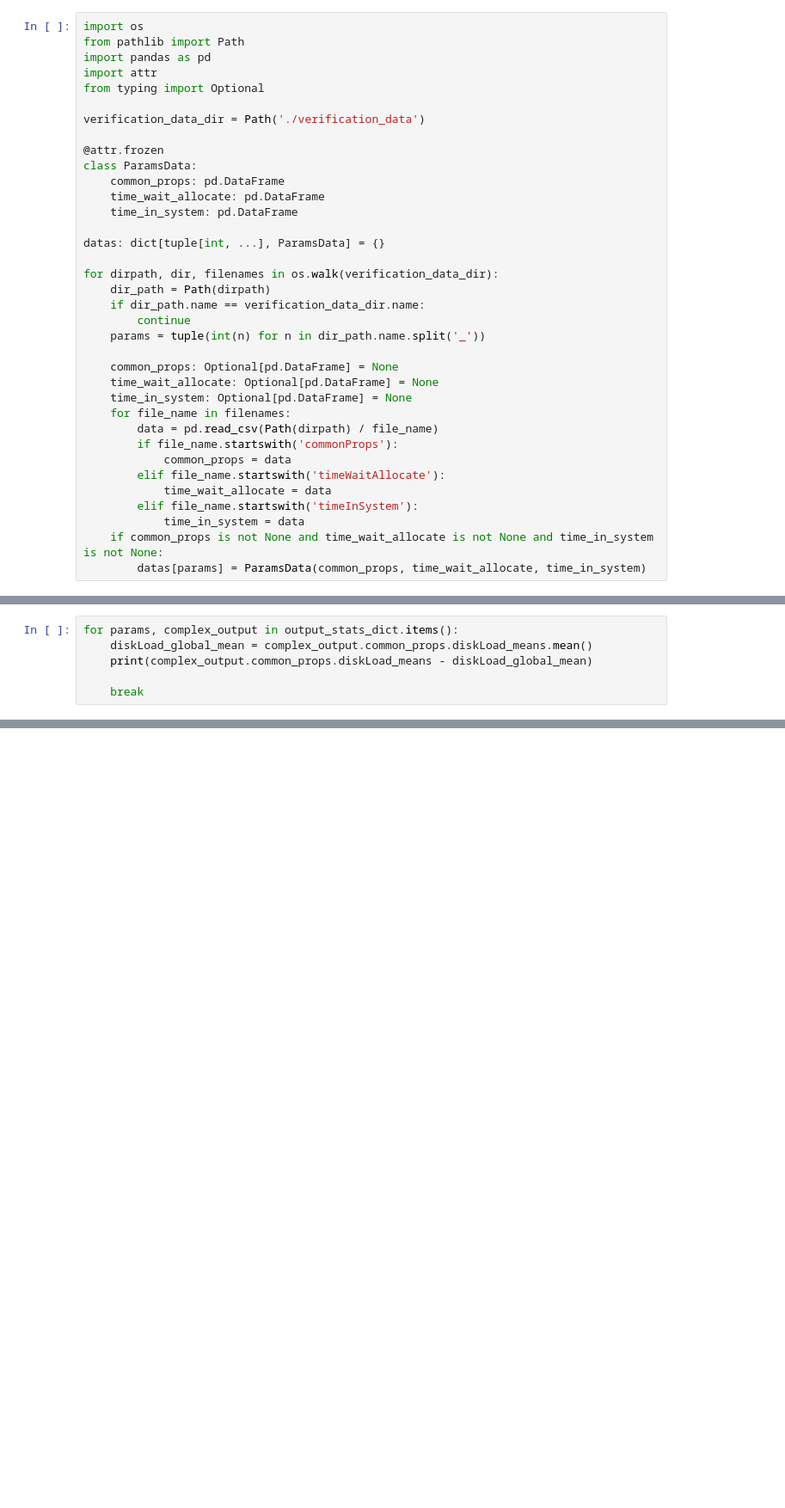
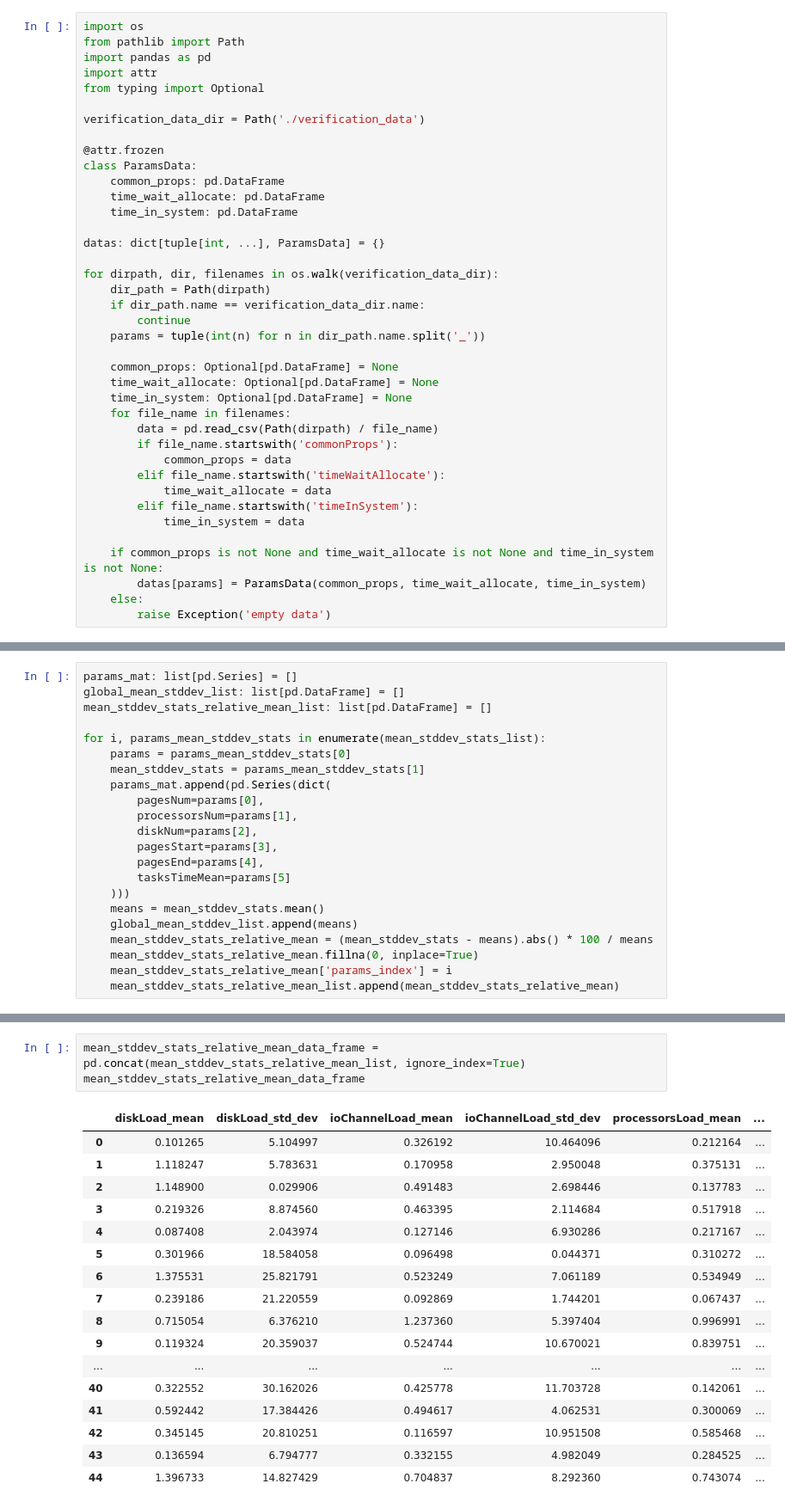
Before and after one commit to SideShowBoBGOT/system_modelling_seventh_semester, a Jupyter notebook: course_work/verification.ipynb, the cells around one changed output, grey strips where cells are left out. Shown at 86% size. Saved outputs shown, nothing was run; the diff lists cells and outputs as text; blank space fills up the shorter version.

Commit message:
add list of verification

```diff
--- a/course_work/verification.ipynb
+++ b/course_work/verification.ipynb
@@ -64,8 +70,11 @@ for dirpath, dir, filenames in os.walk(verification_data_dir):
             time_wait_allocate = data
         elif file_name.startswith('timeInSystem'):
             time_in_system = data
+
     if common_props is not None and time_wait_allocate is not None and time_in_system is not None:
         datas[params] = ParamsData(common_props, time_wait_allocate, time_in_system)
+    else:
+        raise Exception('empty data')
 # %%
 from array import array
 
@@ -157,6 +147,0 @@ for params, params_data in datas.items():
-# %%
-for params, complex_output in output_stats_dict.items():
-    diskLoad_global_mean = complex_output.common_props.diskLoad_means.mean()
-    print(complex_output.common_props.diskLoad_means - diskLoad_global_mean)
-
-    break
@@ -170,0 +148,22 @@ Name: diskLoad_means, dtype: float64
+# %%
+params_mat: list[pd.Series] = []
+global_mean_stddev_list: list[pd.DataFrame] = []
+mean_stddev_stats_relative_mean_list: list[pd.DataFrame] = []
+
+for i, params_mean_stddev_stats in enumerate(mean_stddev_stats_list):
+    params = params_mean_stddev_stats[0]
+    mean_stddev_stats = params_mean_stddev_stats[1]
+    params_mat.append(pd.Series(dict(
+        pagesNum=params[0],
+        processorsNum=params[1],
+        diskNum=params[2],
+        pagesStart=params[3],
+        pagesEnd=params[4],
+        tasksTimeMean=params[5]
+    )))
+    means = mean_stddev_stats.mean()
+    global_mean_stddev_list.append(means)
+    mean_stddev_stats_relative_mean = (mean_stddev_stats - means).abs() * 100 / means
+    mean_stddev_stats_relative_mean.fillna(0, inplace=True)
+    mean_stddev_stats_relative_mean['params_index'] = i
+    mean_stddev_stats_relative_mean_list.append(mean_stddev_stats_relative_mean)
@@ -170,0 +200,21 @@ Name: diskLoad_means, dtype: float64
+# %%
+mean_stddev_stats_relative_mean_data_frame = pd.concat(mean_stddev_stats_relative_mean_list, ignore_index=True)
+mean_stddev_stats_relative_mean_data_frame
+# %% [output]
+|  | diskLoad_mean | diskLoad_std_dev | ioChannelLoad_mean | ioChannelLoad_std_dev | processorsLoad_mean | ... |
+| 0 | 0.101265 | 5.104997 | 0.326192 | 10.464096 | 0.212164 | ... |
+| 1 | 1.118247 | 5.783631 | 0.170958 | 2.950048 | 0.375131 | ... |
+| 2 | 1.148900 | 0.029906 | 0.491483 | 2.698446 | 0.137783 | ... |
+| 3 | 0.219326 | 8.874560 | 0.463395 | 2.114684 | 0.517918 | ... |
+| 4 | 0.087408 | 2.043974 | 0.127146 | 6.930286 | 0.217167 | ... |
+| 5 | 0.301966 | 18.584058 | 0.096498 | 0.044371 | 0.310272 | ... |
+| 6 | 1.375531 | 25.821791 | 0.523249 | 7.061189 | 0.534949 | ... |
+| 7 | 0.239186 | 21.220559 | 0.092869 | 1.744201 | 0.067437 | ... |
+| 8 | 0.715054 | 6.376210 | 1.237360 | 5.397404 | 0.996991 | ... |
+| 9 | 0.119324 | 20.359037 | 0.524744 | 10.670021 | 0.839751 | ... |
+| ... | ... | ... | ... | ... | ... | ... |
+| 40 | 0.322552 | 30.162026 | 0.425778 | 11.703728 | 0.142061 | ... |
+| 41 | 0.592442 | 17.384426 | 0.494617 | 4.062531 | 0.300069 | ... |
+| 42 | 0.345145 | 20.810251 | 0.116597 | 10.951508 | 0.585468 | ... |
+| 43 | 0.136594 | 6.794777 | 0.332155 | 4.982049 | 0.284525 | ... |
+| 44 | 1.396733 | 14.827429 | 0.704837 | 8.292360 | 0.743074 | ... |
```
Also changed, not shown: parts of 5 cells of this notebook.
